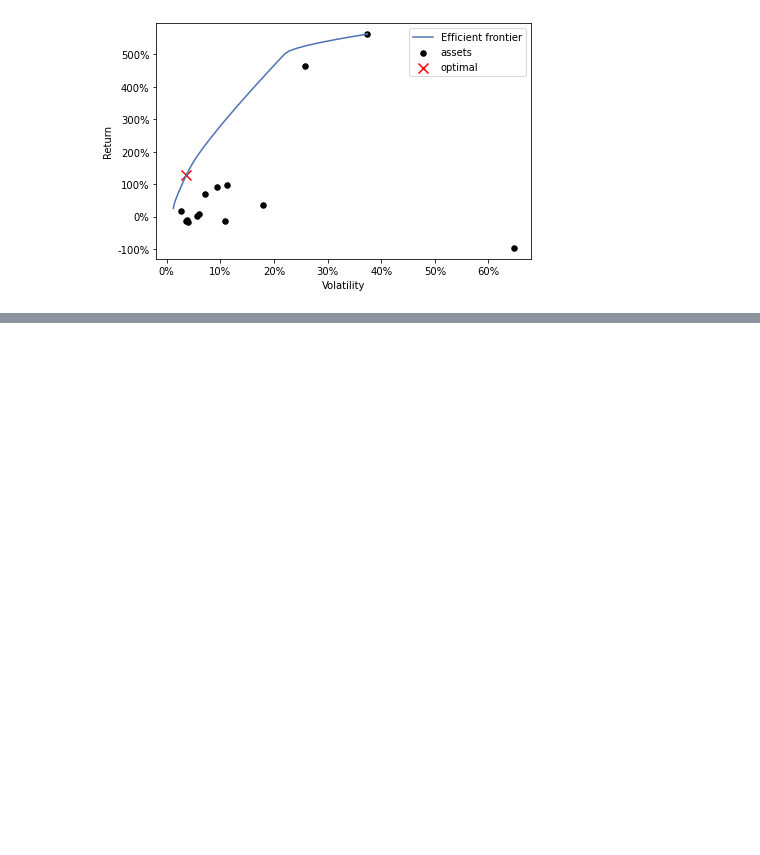
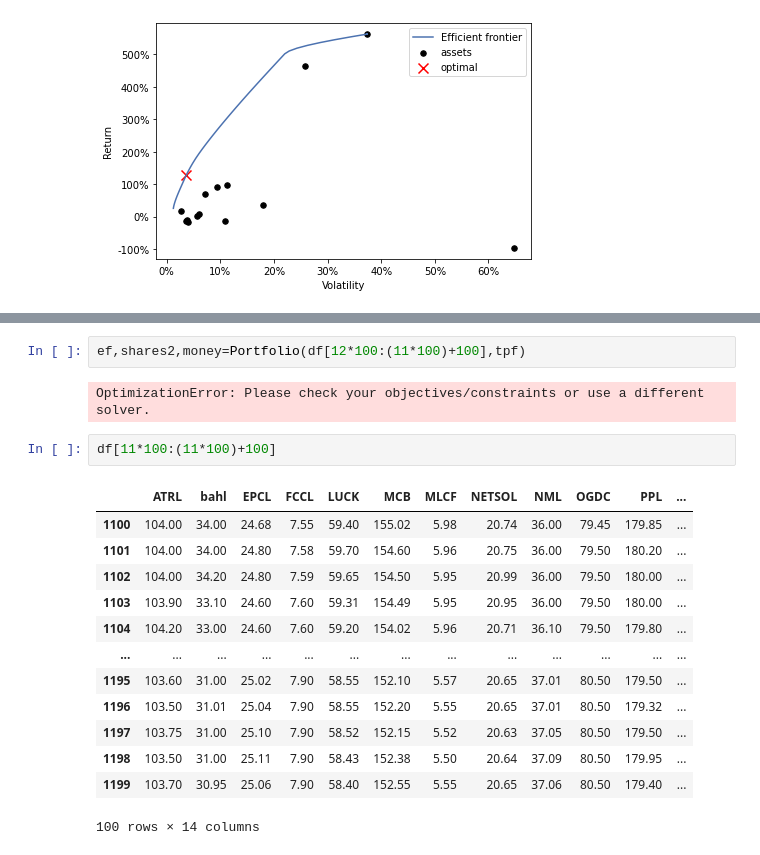
Before and after one commit to Syed-Sherjeel/PSX_Trading_Bot, a Jupyter notebook: Project_file.ipynb, the cells around one changed output, grey strips where cells are left out. Cells and saved outputs as stored; diff of their text form; blank space fills up the shorter version.

```diff
--- a/Project_file.ipynb
+++ b/Project_file.ipynb
@@ -711,0 +844,20 @@ ax.yaxis.set_major_formatter(FuncFormatter(lambda y, _: '{:.0%}'.format(y)))
+# %%
+ef,shares2,money=Portfolio(df[12*100:(11*100)+100],tpf)
+# %% [output]
+OptimizationError: Please check your objectives/constraints or use a different solver.
+# %%
+df[11*100:(11*100)+100]
+# %% [output]
+|  | ATRL | bahl | EPCL | FCCL | LUCK | MCB | MLCF | NETSOL | NML | OGDC | PPL | ... |
+| 1100 | 104.00 | 34.00 | 24.68 | 7.55 | 59.40 | 155.02 | 5.98 | 20.74 | 36.00 | 79.45 | 179.85 | ... |
+| 1101 | 104.00 | 34.00 | 24.80 | 7.58 | 59.70 | 154.60 | 5.96 | 20.75 | 36.00 | 79.50 | 180.20 | ... |
+| 1102 | 104.00 | 34.20 | 24.80 | 7.59 | 59.65 | 154.50 | 5.95 | 20.99 | 36.00 | 79.50 | 180.00 | ... |
+| 1103 | 103.90 | 33.10 | 24.60 | 7.60 | 59.31 | 154.49 | 5.95 | 20.95 | 36.00 | 79.50 | 180.00 | ... |
+| 1104 | 104.20 | 33.00 | 24.60 | 7.60 | 59.20 | 154.02 | 5.96 | 20.71 | 36.10 | 79.50 | 179.80 | ... |
+| ... | ... | ... | ... | ... | ... | ... | ... | ... | ... | ... | ... | ... |
+| 1195 | 103.60 | 31.00 | 25.02 | 7.90 | 58.55 | 152.10 | 5.57 | 20.65 | 37.01 | 80.50 | 179.50 | ... |
+| 1196 | 103.50 | 31.01 | 25.04 | 7.90 | 58.55 | 152.20 | 5.55 | 20.65 | 37.01 | 80.50 | 179.32 | ... |
+| 1197 | 103.75 | 31.00 | 25.10 | 7.90 | 58.52 | 152.15 | 5.52 | 20.63 | 37.05 | 80.50 | 179.50 | ... |
+| 1198 | 103.50 | 31.00 | 25.11 | 7.90 | 58.43 | 152.38 | 5.50 | 20.64 | 37.09 | 80.50 | 179.95 | ... |
+| 1199 | 103.70 | 30.95 | 25.06 | 7.90 | 58.40 | 152.55 | 5.55 | 20.65 | 37.06 | 80.50 | 179.40 | ... |
+100 rows × 14 columns
```
Also changed, not shown: parts of 24 cells of this notebook, 1 other file.
